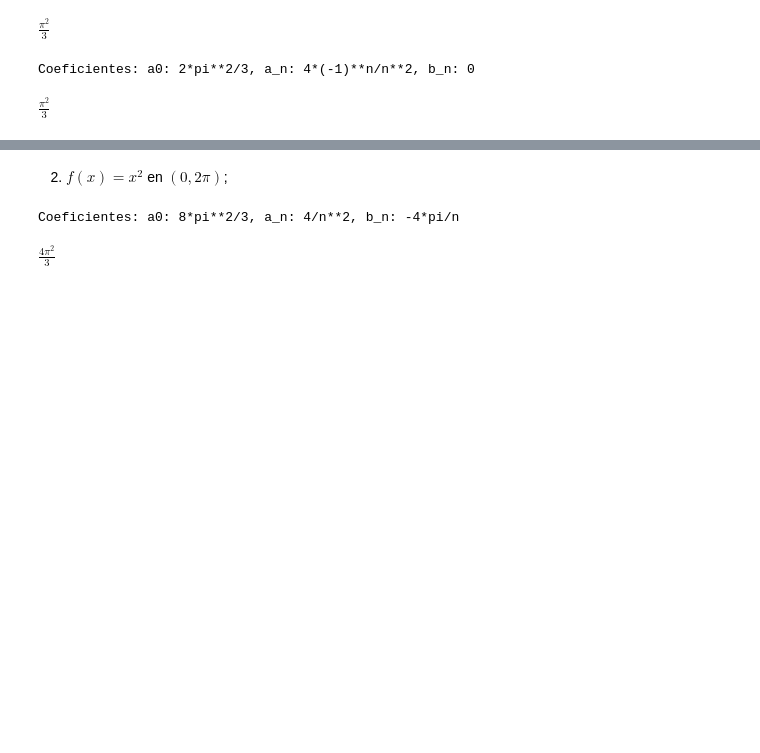
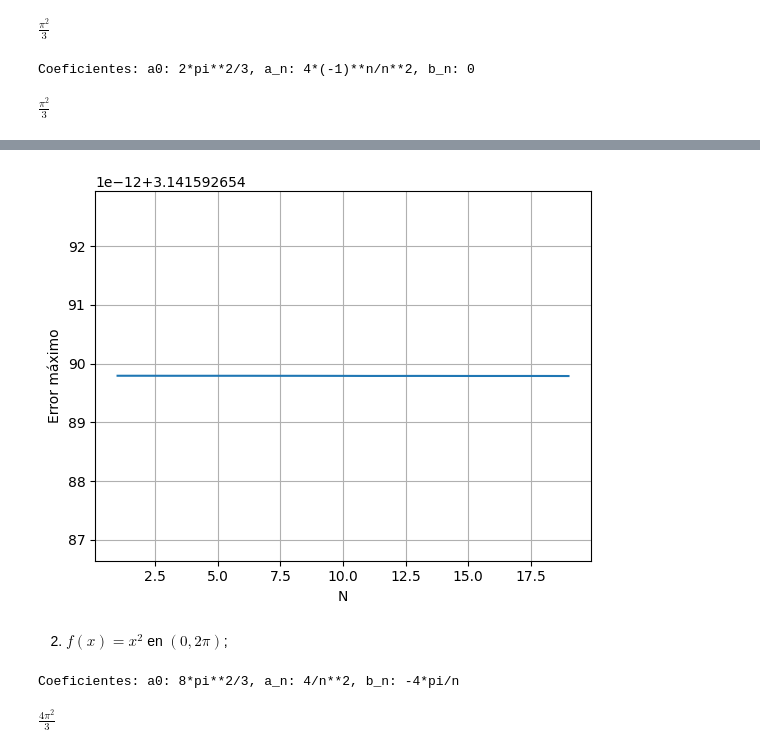
Before and after one commit to Dowhyj32/Modelado-Continuo, a Jupyter notebook: Analisis de Fourier/Practica/Ej_1.ipynb, the cells around one changed output, grey strips where cells are left out. Saved outputs shown, nothing was run; the diff lists cells and outputs as text; code cells hidden in the pictures; blank space fills up the shorter version.

```diff
--- a/Analisis de Fourier/Practica/Ej_1.ipynb
+++ b/Analisis de Fourier/Practica/Ej_1.ipynb
@@ -54,3 +290,27 @@ $\displaystyle \frac{\pi^{2}}{3}$
+# %%
+errores = []
+
+for N in range(1, 20):
+
+    SN = fourier_partial_sum(N)
+
+    SN_lamb = sp.lambdify(x, SN, 'numpy')
+
+    error = np.max(
+        np.abs(
+            SN_lamb(x_vals) - f_lamb(x_vals)
+        )
+    )
+
+    errores.append(error)
+
+plt.plot(range(1, 20), errores)
+plt.xlabel("N")
+plt.ylabel("Error máximo")
+plt.grid(True)
+plt.show()
+# %% [output]
+[figure, added]
 # %% [markdown]
 2. $f(x)=x^2$ en $(0,2\pi)$;
 # %%
```
Also changed, not shown: parts of 5 cells of this notebook.
